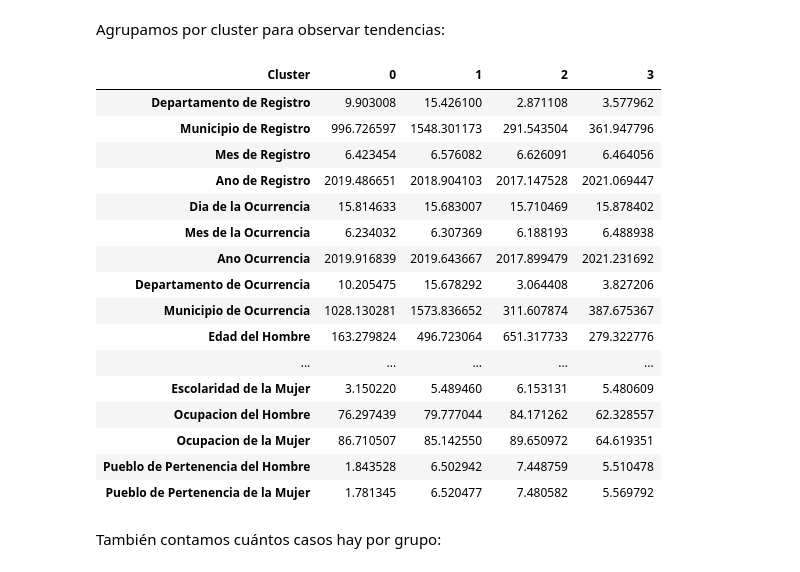
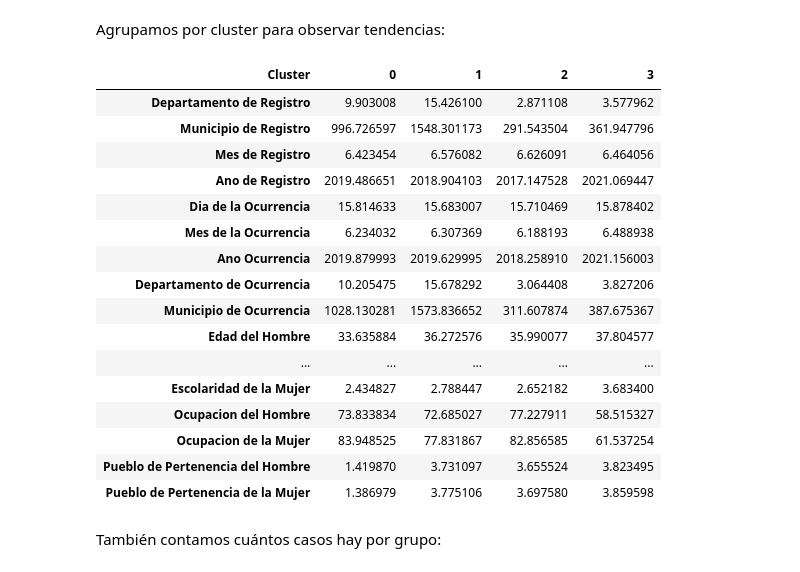
Before and after one commit to Sofiamishel2003/Proyecto-3, a Jupyter notebook: Proyecto3.ipynb, the cells around one changed output. Cells and saved outputs as stored; diff of their text form; code cells hidden in the pictures.

Commit message:
Fix: clusters on clean data

```diff
--- a/Proyecto3.ipynb
+++ b/Proyecto3.ipynb
@@ -335,31 +364,34 @@ optimal_k = 4
 kmeans = KMeans(n_clusters=optimal_k, random_state=42)
 clusters = kmeans.fit_predict(divorcios_scaled)
 
-# Añadimos el resultado al DataFrame original
-divorcios_df["Cluster"] = clusters
+# Creamos un nuevo DataFrame a partir de los datos imputados
+divorcios_cluster_df = pd.DataFrame(divorcios_imputed, columns=divorcios_num_clean.columns)
+
+# Agregamos los clusters
+divorcios_cluster_df["Cluster"] = clusters
 # %% [markdown]
 Agrupamos por cluster para observar tendencias:
 # %%
-cluster_summary = divorcios_df.groupby("Cluster").mean(numeric_only=True)
+cluster_summary = divorcios_cluster_df.groupby("Cluster").mean(numeric_only=True)
 cluster_summary.T  # Transpuesta para mejor lectura
 # %% [output]
 | Cluster | 0 | 1 | 2 | 3 |
 | Departamento de Registro | 9.903008 | 15.426100 | 2.871108 | 3.577962 |
 | Municipio de Registro | 996.726597 | 1548.301173 | 291.543504 | 361.947796 |
 | Mes de Registro | 6.423454 | 6.576082 | 6.626091 | 6.464056 |
 | Ano de Registro | 2019.486651 | 2018.904103 | 2017.147528 | 2021.069447 |
 | Dia de la Ocurrencia | 15.814633 | 15.683007 | 15.710469 | 15.878402 |
 | Mes de la Ocurrencia | 6.234032 | 6.307369 | 6.188193 | 6.488938 |
-| Ano Ocurrencia | 2019.916839 | 2019.643667 | 2017.899479 | 2021.231692 |
+| Ano Ocurrencia | 2019.879993 | 2019.629995 | 2018.258910 | 2021.156003 |
 | Departamento de Ocurrencia | 10.205475 | 15.678292 | 3.064408 | 3.827206 |
 | Municipio de Ocurrencia | 1028.130281 | 1573.836652 | 311.607874 | 387.675367 |
-| Edad del Hombre | 163.279824 | 496.723064 | 651.317733 | 279.322776 |
+| Edad del Hombre | 33.635884 | 36.272576 | 35.990077 | 37.804577 |
 | ... | ... | ... | ... | ... |
-| Escolaridad de la Mujer | 3.150220 | 5.489460 | 6.153131 | 5.480609 |
-| Ocupacion del Hombre | 76.297439 | 79.777044 | 84.171262 | 62.328557 |
-| Ocupacion de la Mujer | 86.710507 | 85.142550 | 89.650972 | 64.619351 |
-| Pueblo de Pertenencia del Hombre | 1.843528 | 6.502942 | 7.448759 | 5.510478 |
-| Pueblo de Pertenencia de la Mujer | 1.781345 | 6.520477 | 7.480582 | 5.569792 |
+| Escolaridad de la Mujer | 2.434827 | 2.788447 | 2.652182 | 3.683400 |
+| Ocupacion del Hombre | 73.833834 | 72.685027 | 77.227911 | 58.515327 |
+| Ocupacion de la Mujer | 83.948525 | 77.831867 | 82.856585 | 61.537254 |
+| Pueblo de Pertenencia del Hombre | 1.419870 | 3.731097 | 3.655524 | 3.823495 |
+| Pueblo de Pertenencia de la Mujer | 1.386979 | 3.775106 | 3.697580 | 3.859598 |
 # %% [markdown]
 También contamos cuántos casos hay por grupo:
 # %%
```
Also changed, not shown: parts of 2 cells of this notebook.
